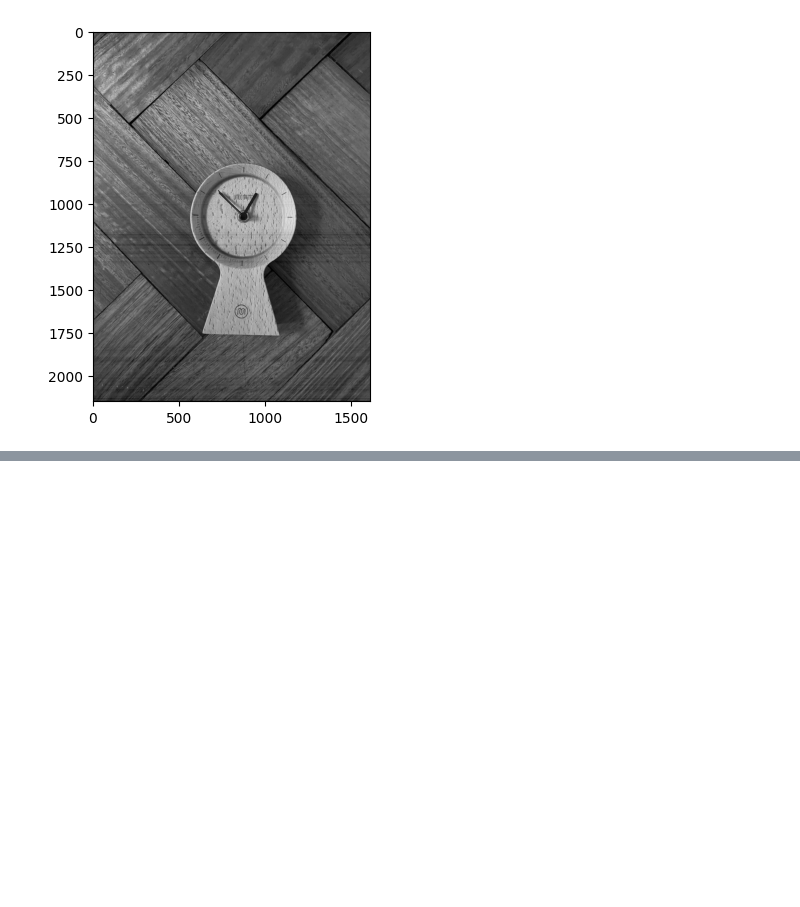
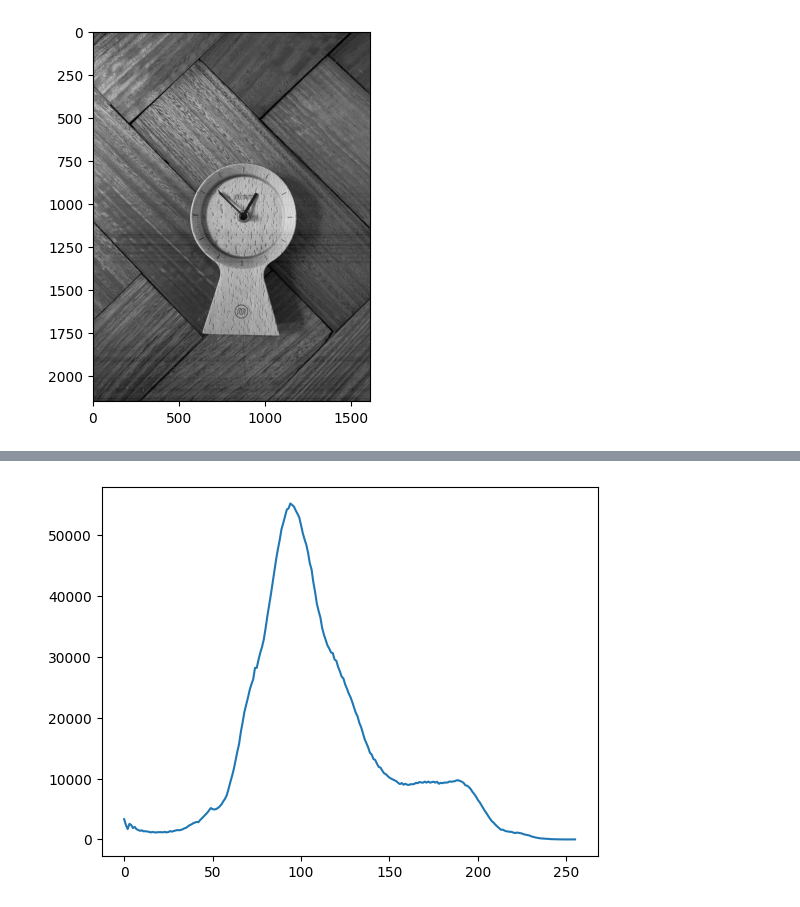
Before and after one commit to FlorianCochachin/procesamiento-imagenes-unmsm, a Jupyter notebook: src/SegementacionReloj.ipynb, the cells around one changed output, grey strips where cells are left out. Drawn from its saved outputs; the diff is of its cells as text; code cells hidden in the pictures; blank space fills up the shorter version.

```diff
--- a/src/SegementacionReloj.ipynb
+++ b/src/SegementacionReloj.ipynb
@@ -24,0 +40,6 @@ plt.imshow(image_new, 'gray')
+# %%
+histg = cv.calcHist([image],[0],None,[256],[0,256])
+plt.plot(histg)
+plt.show()
+# %% [output]
+[figure, added]
```
Also changed, not shown: parts of 3 cells of this notebook, 1 other file.
